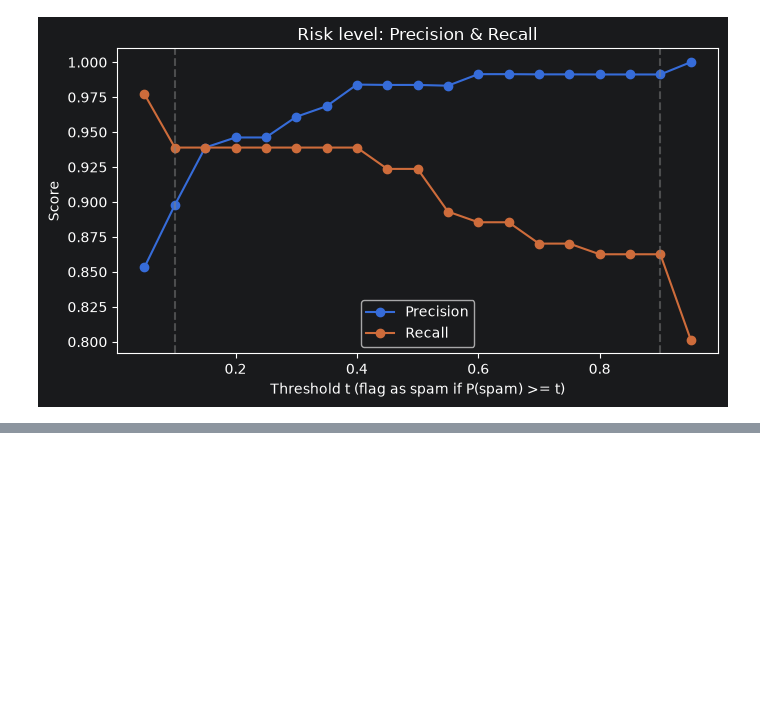
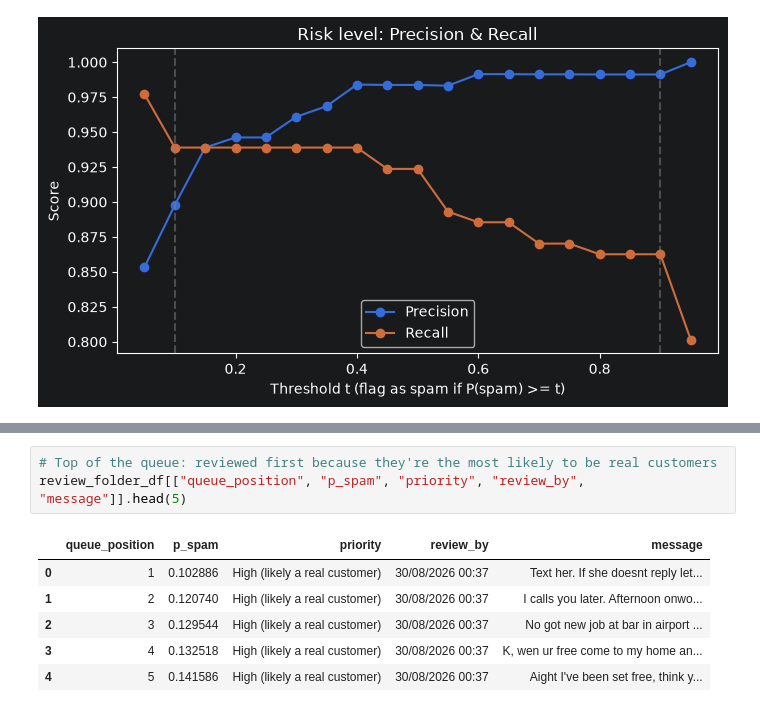
Before and after one commit to anristepanian/spam-filter-app, a Jupyter notebook: spam_filter_adjustment.ipynb, the cells around one changed output, grey strips where cells are left out. Cells and saved outputs as stored; diff of their text form; blank space fills up the shorter version.

```diff
--- a/spam_filter_adjustment.ipynb
+++ b/spam_filter_adjustment.ipynb
@@ -150,0 +226,10 @@ High risk (Not restrictive) t=0.95 ->10.2% of messages sent to review
+# %%
+# Top of the queue: reviewed first because they're the most likely to be real customers
+review_folder_df[["queue_position", "p_spam", "priority", "review_by", "message"]].head(5)
+# %% [output]
+|  | queue_position | p_spam | priority | review_by | message |
+| 0 | 1 | 0.102886 | High (likely a real customer) | 30/08/2026 00:37 | Text her. If she doesnt reply let... |
+| 1 | 2 | 0.120740 | High (likely a real customer) | 30/08/2026 00:37 | I calls you later. Afternoon onwo... |
+| 2 | 3 | 0.129544 | High (likely a real customer) | 30/08/2026 00:37 | No got new job at bar in airport ... |
+| 3 | 4 | 0.132518 | High (likely a real customer) | 30/08/2026 00:37 | K, wen ur free come to my home an... |
+| 4 | 5 | 0.141586 | High (likely a real customer) | 30/08/2026 00:37 | Aight I've been set free, think y... |
```
Also changed, not shown: parts of 7 cells of this notebook, 1 other file.
